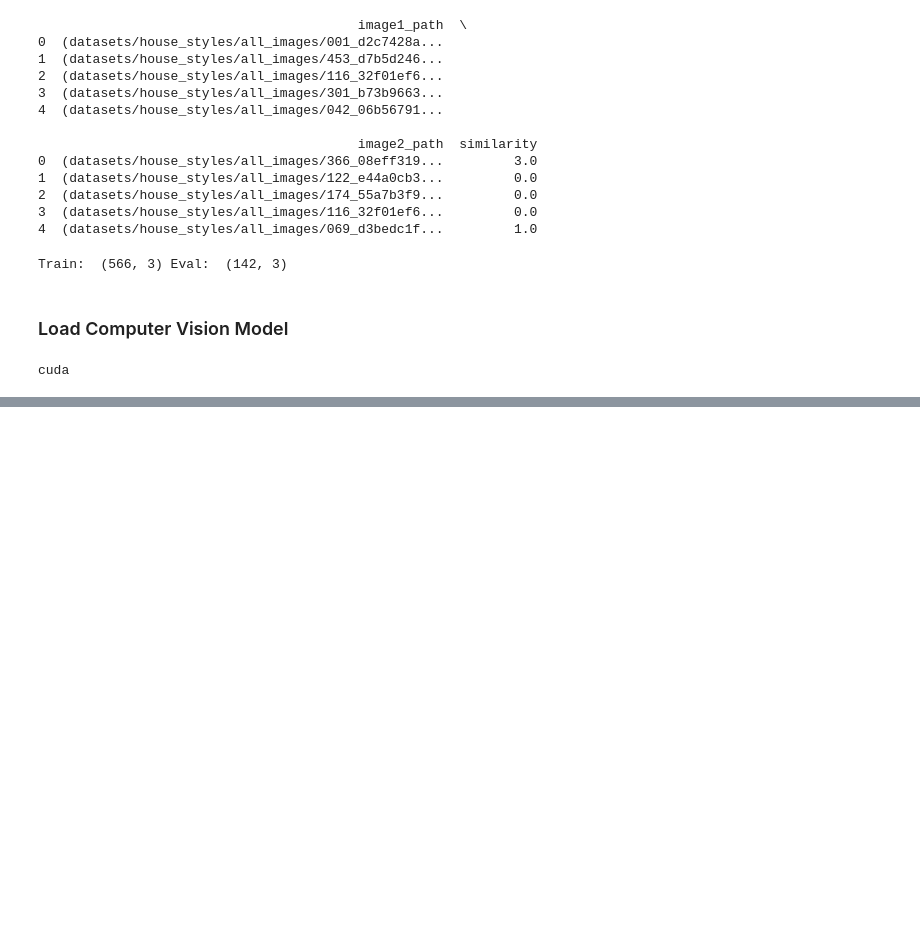
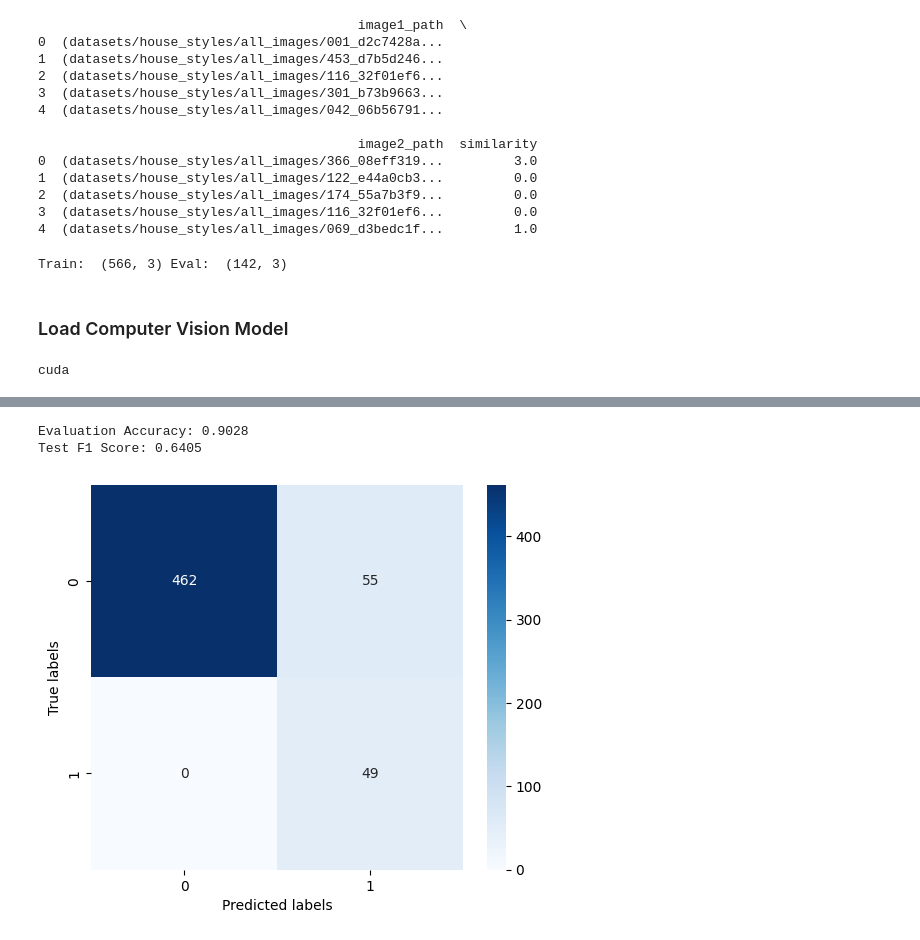
Before and after one commit to NaomiDerel/Image_Search, a Jupyter notebook: siamese_network.ipynb, the cells around one changed output, grey strips where cells are left out. Drawn from its saved outputs; the diff is of its cells as text; code cells hidden in the pictures; blank space fills up the shorter version.

```diff
--- a/siamese_network.ipynb
+++ b/siamese_network.ipynb
@@ -528,3 +547,9 @@ Test F1 Score: 0.1205
+# %%
+test_siamese_network(trained_model, train_loader)
+# %% [output]
+Evaluation Accuracy: 0.9028
+Test F1 Score: 0.6405
+[figure, added]
 # %%
 # random_test = eval_data.sample(1)
 # img1, img2, label = random_test.iloc[0]
```
Also changed, not shown: parts of 6 cells of this notebook, 1 other file.
